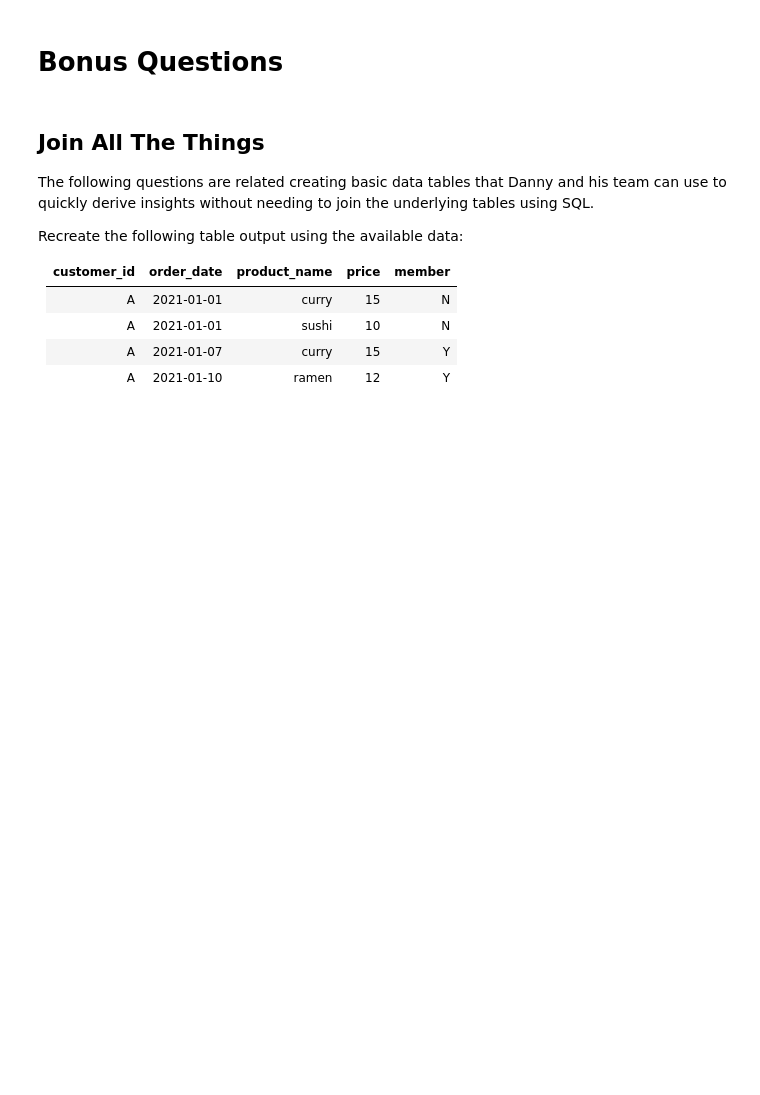
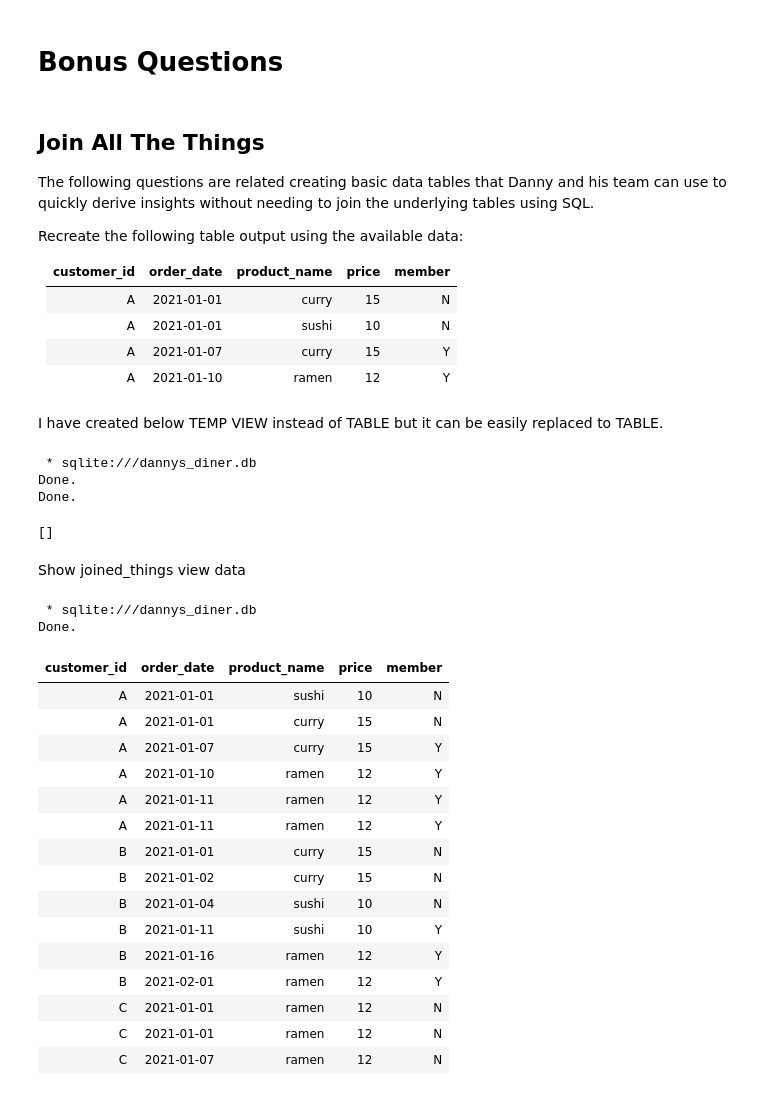
Before and after one commit to Kuziomkin/analytics_case_study, a Jupyter notebook: dannys_diner.ipynb, the cells around one changed output. Cells and saved outputs as stored; diff of their text form; code cells hidden in the pictures; blank space fills up the shorter version.

```diff
--- a/dannys_diner.ipynb
+++ b/dannys_diner.ipynb
@@ -498,3 +498,55 @@ Recreate the following table output using the available data:
 | A | 2021-01-01 | sushi | 10 | N |
 | A | 2021-01-07 | curry | 15 | Y |
 | A | 2021-01-10 | ramen | 12 | Y |
+# %% [markdown]
+I have created below TEMP VIEW instead of TABLE but it can be easily replaced to TABLE.
+# %%
+%%sql
+
+DROP VIEW IF EXISTS joined_things;
+CREATE VIEW joined_things AS
+
+SELECT
+    s.customer_id
+    , s.order_date
+    , m.product_name
+    , m.price
+    , CASE
+        WHEN s.order_date >= mb.join_date THEN "Y"
+        ELSE "N" END AS member
+FROM
+    sales AS s
+LEFT JOIN menu AS m ON s.product_id = m.product_id
+LEFT JOIN members AS mb ON s.customer_id = mb.customer_id
+# %% [output]
+ * sqlite:///dannys_diner.db
+Done.
+Done.
+[]
+# %% [markdown]
+Show joined_things view data
+# %%
+%%sql
+
+SELECT *
+FROM
+    joined_things
+# %% [output]
+ * sqlite:///dannys_diner.db
+Done.
+| customer_id | order_date | product_name | price | member |
+| A | 2021-01-01 | sushi | 10 | N |
+| A | 2021-01-01 | curry | 15 | N |
+| A | 2021-01-07 | curry | 15 | Y |
+| A | 2021-01-10 | ramen | 12 | Y |
+| A | 2021-01-11 | ramen | 12 | Y |
+| A | 2021-01-11 | ramen | 12 | Y |
+| B | 2021-01-01 | curry | 15 | N |
+| B | 2021-01-02 | curry | 15 | N |
+| B | 2021-01-04 | sushi | 10 | N |
+| B | 2021-01-11 | sushi | 10 | Y |
+| B | 2021-01-16 | ramen | 12 | Y |
+| B | 2021-02-01 | ramen | 12 | Y |
+| C | 2021-01-01 | ramen | 12 | N |
+| C | 2021-01-01 | ramen | 12 | N |
+| C | 2021-01-07 | ramen | 12 | N |
```
Also changed, not shown: parts of 4 cells of this notebook, 1 other file.
